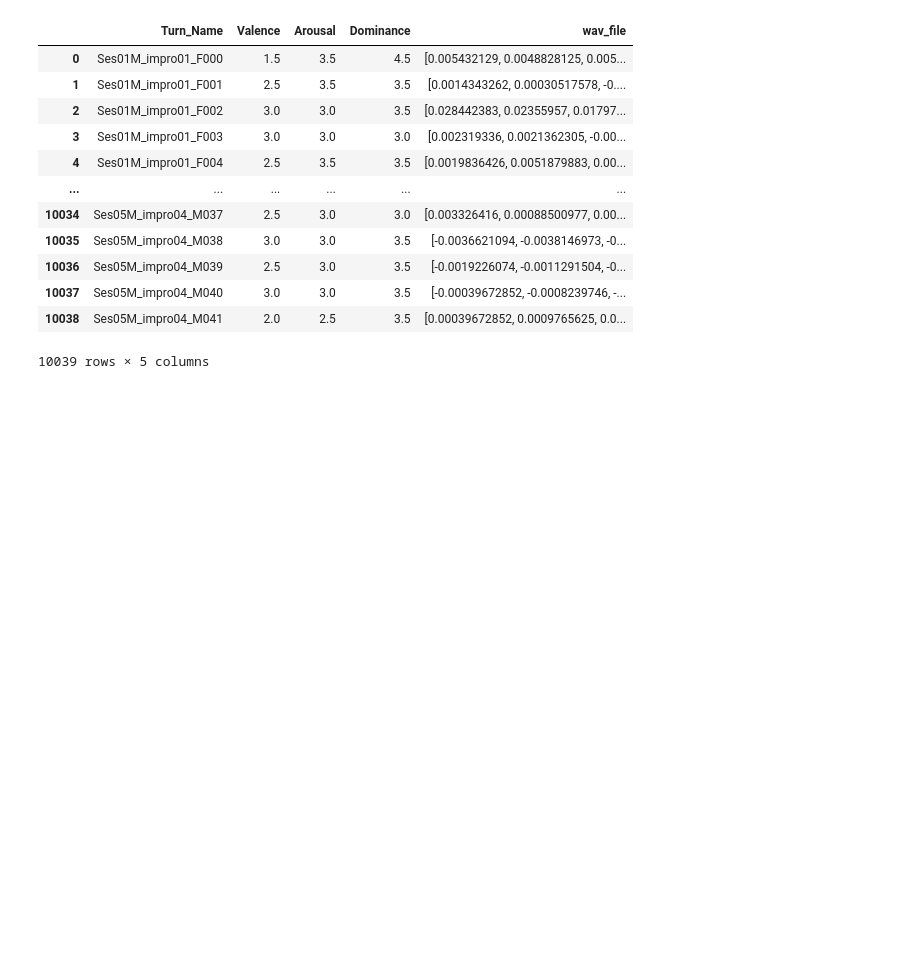
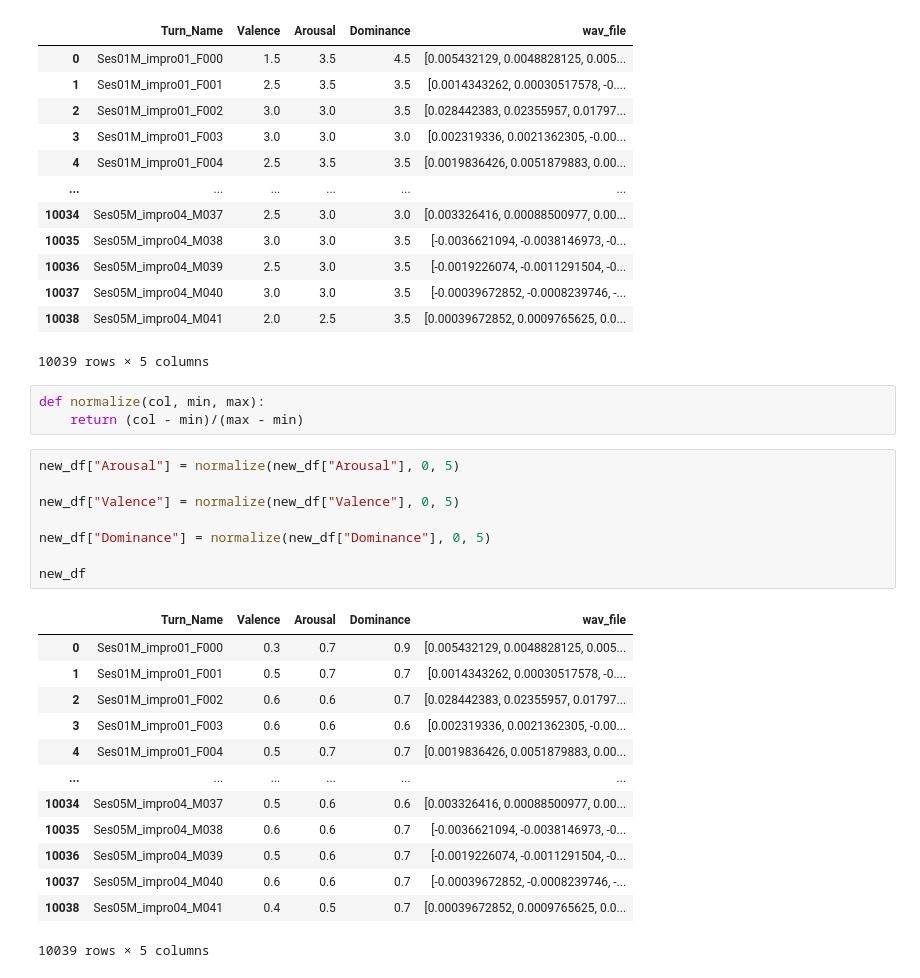
Before and after one commit to lukebella/Recommersion, a Jupyter notebook: managedata.ipynb, the cells around one changed output. Cells and saved outputs as stored; diff of their text form; blank space fills up the shorter version.

```diff
--- a/managedata.ipynb
+++ b/managedata.ipynb
@@ -127,5 +127,30 @@ new_df
 | 10037 | Ses05M_impro04_M040 | 3.0 | 3.0 | 3.5 | [-0.00039672852, -0.0008239746, -... |
 | 10038 | Ses05M_impro04_M041 | 2.0 | 2.5 | 3.5 | [0.00039672852, 0.0009765625, 0.0... |
 10039 rows × 5 columns
+# %%
+def normalize(col, min, max):
+    return (col - min)/(max - min)
+# %%
+new_df["Arousal"] = normalize(new_df["Arousal"], 0, 5)
+
+new_df["Valence"] = normalize(new_df["Valence"], 0, 5)
+
+new_df["Dominance"] = normalize(new_df["Dominance"], 0, 5)
+
+new_df
+# %% [output]
+|  | Turn_Name | Valence | Arousal | Dominance | wav_file |
+| 0 | Ses01M_impro01_F000 | 0.3 | 0.7 | 0.9 | [0.005432129, 0.0048828125, 0.005... |
+| 1 | Ses01M_impro01_F001 | 0.5 | 0.7 | 0.7 | [0.0014343262, 0.00030517578, -0.... |
+| 2 | Ses01M_impro01_F002 | 0.6 | 0.6 | 0.7 | [0.028442383, 0.02355957, 0.01797... |
+| 3 | Ses01M_impro01_F003 | 0.6 | 0.6 | 0.6 | [0.002319336, 0.0021362305, -0.00... |
+| 4 | Ses01M_impro01_F004 | 0.5 | 0.7 | 0.7 | [0.0019836426, 0.0051879883, 0.00... |
+| ... | ... | ... | ... | ... | ... |
+| 10034 | Ses05M_impro04_M037 | 0.5 | 0.6 | 0.6 | [0.003326416, 0.00088500977, 0.00... |
+| 10035 | Ses05M_impro04_M038 | 0.6 | 0.6 | 0.7 | [-0.0036621094, -0.0038146973, -0... |
+| 10036 | Ses05M_impro04_M039 | 0.5 | 0.6 | 0.7 | [-0.0019226074, -0.0011291504, -0... |
+| 10037 | Ses05M_impro04_M040 | 0.6 | 0.6 | 0.7 | [-0.00039672852, -0.0008239746, -... |
+| 10038 | Ses05M_impro04_M041 | 0.4 | 0.5 | 0.7 | [0.00039672852, 0.0009765625, 0.0... |
+10039 rows × 5 columns
 # %%
 import IPython.display as ipd
```
Also changed, not shown: parts of 1 cell of this notebook.
